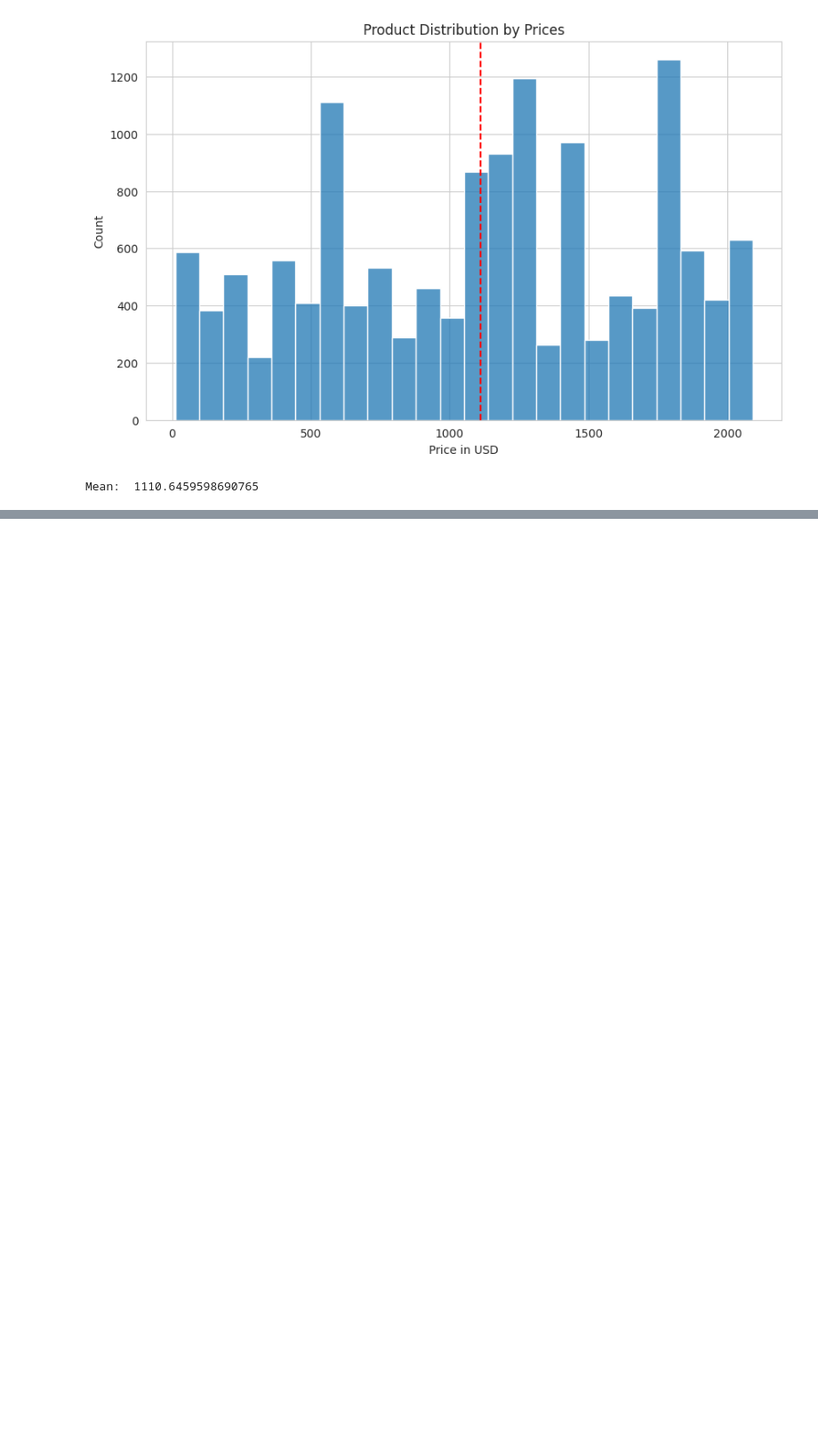
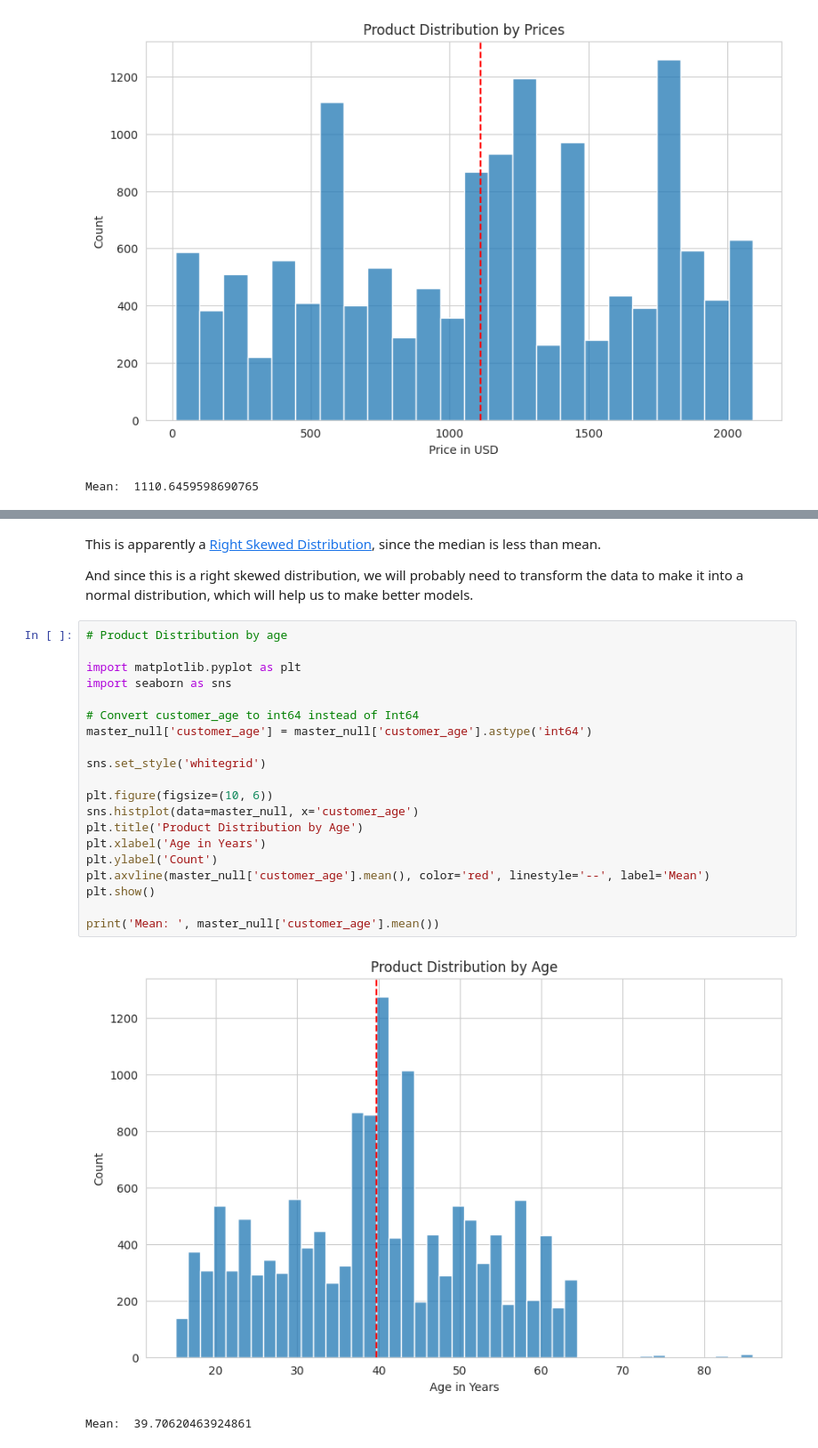
Before and after one commit to notcostheta/internship-speedrun, a Jupyter notebook: kpmg/task2.ipynb, the cells around one changed output, grey strips where cells are left out. Shown at 89% size. Drawn from its saved outputs; the diff is of its cells as text; blank space fills up the shorter version.

```diff
--- a/kpmg/task2.ipynb
+++ b/kpmg/task2.ipynb
@@ -515,0 +563,27 @@ Mean:  1110.6459598690765
+# %% [markdown]
+This is apparently a [Right Skewed Distribution](https://builtin.com/data-science/skewed-data), since the median is less than mean.
+
+And since this is a right skewed distribution, we will probably need to transform the data to make it into a normal distribution, which will help us to make better models.
+# %%
+# Product Distribution by age
+
+import matplotlib.pyplot as plt
+import seaborn as sns
+
+# Convert customer_age to int64 instead of Int64
+master_null['customer_age'] = master_null['customer_age'].astype('int64')
+
+sns.set_style('whitegrid')
+
+plt.figure(figsize=(10, 6))
+sns.histplot(data=master_null, x='customer_age')
+plt.title('Product Distribution by Age')
+plt.xlabel('Age in Years')
+plt.ylabel('Count')
+plt.axvline(master_null['customer_age'].mean(), color='red', linestyle='--', label='Mean')
+plt.show()
+
+print('Mean: ', master_null['customer_age'].mean())
+# %% [output]
+[figure, added]
+Mean:  39.70620463924861
```
Also changed, not shown: parts of 7 cells of this notebook, 1 other file.
